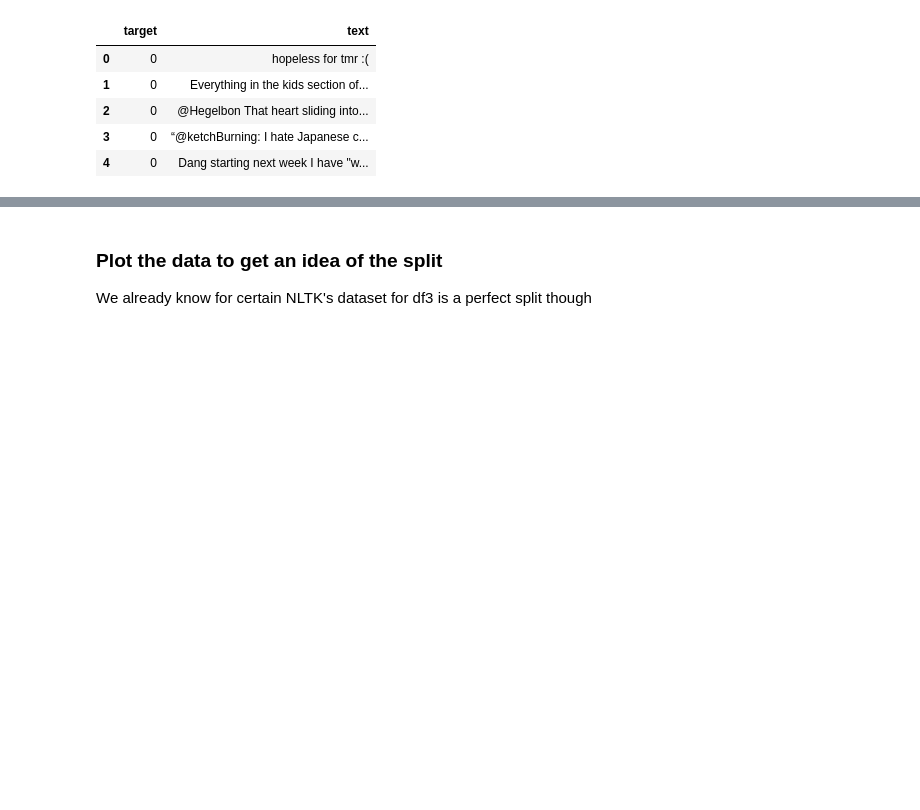
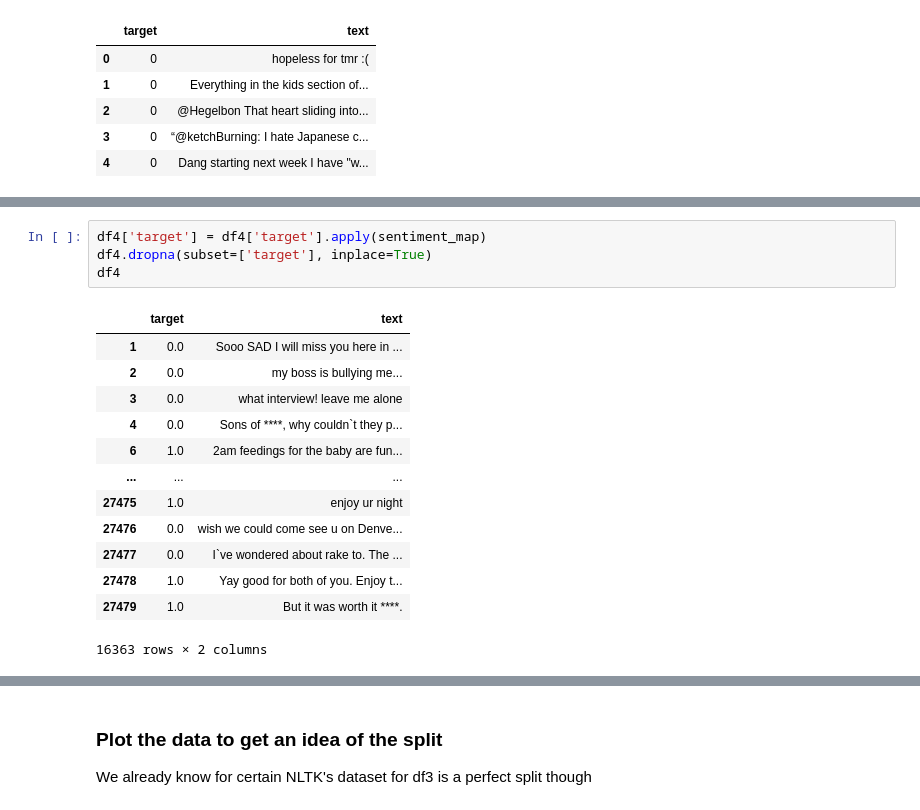
Before and after one commit to kevinxiong613/fervent, a Jupyter notebook: bot/app/clean_data.ipynb, the cells around one changed output, grey strips where cells are left out. Drawn from its saved outputs; the diff is of its cells as text; blank space fills up the shorter version.

```diff
--- a/bot/app/clean_data.ipynb
+++ b/bot/app/clean_data.ipynb
@@ -105 +119,19 @@ df3.head()
+# %%
+df4['target'] = df4['target'].apply(sentiment_map)
+df4.dropna(subset=['target'], inplace=True)
+df4
+# %% [output]
+|  | target | text |
+| 1 | 0.0 | Sooo SAD I will miss you here in ... |
+| 2 | 0.0 | my boss is bullying me... |
+| 3 | 0.0 | what interview! leave me alone |
+| 4 | 0.0 | Sons of ****, why couldn`t they p... |
+| 6 | 1.0 | 2am feedings for the baby are fun... |
+| ... | ... | ... |
+| 27475 | 1.0 | enjoy ur night |
+| 27476 | 0.0 | wish we could come see u on Denve... |
+| 27477 | 0.0 | I`ve wondered about rake to. The ... |
+| 27478 | 1.0 | Yay good for both of you. Enjoy t... |
+| 27479 | 1.0 | But it was worth it ****. |
+16363 rows × 2 columns
 # %%
```
Also changed, not shown: parts of 4 cells of this notebook, 5 other files.
